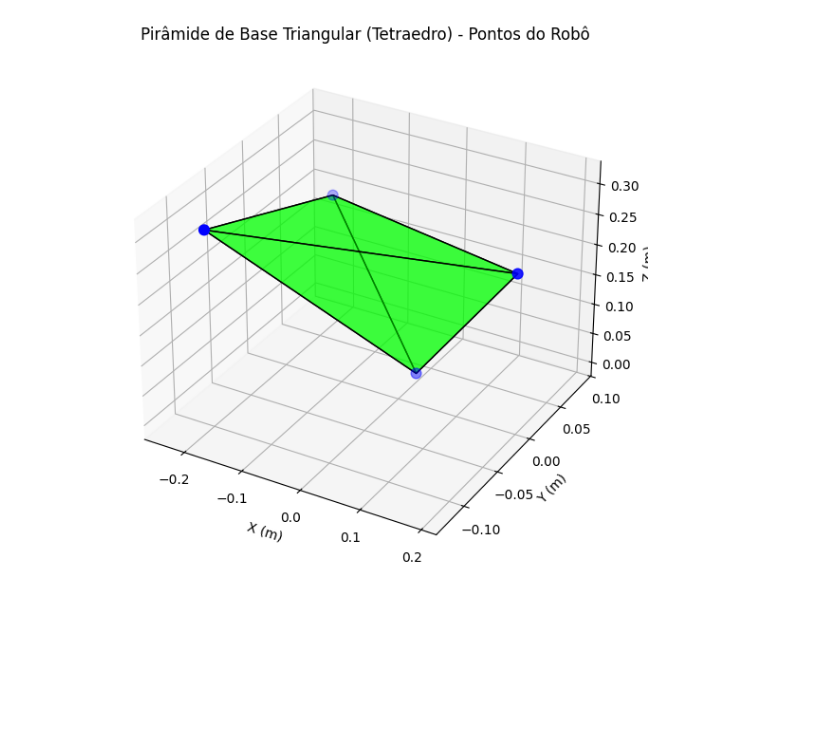
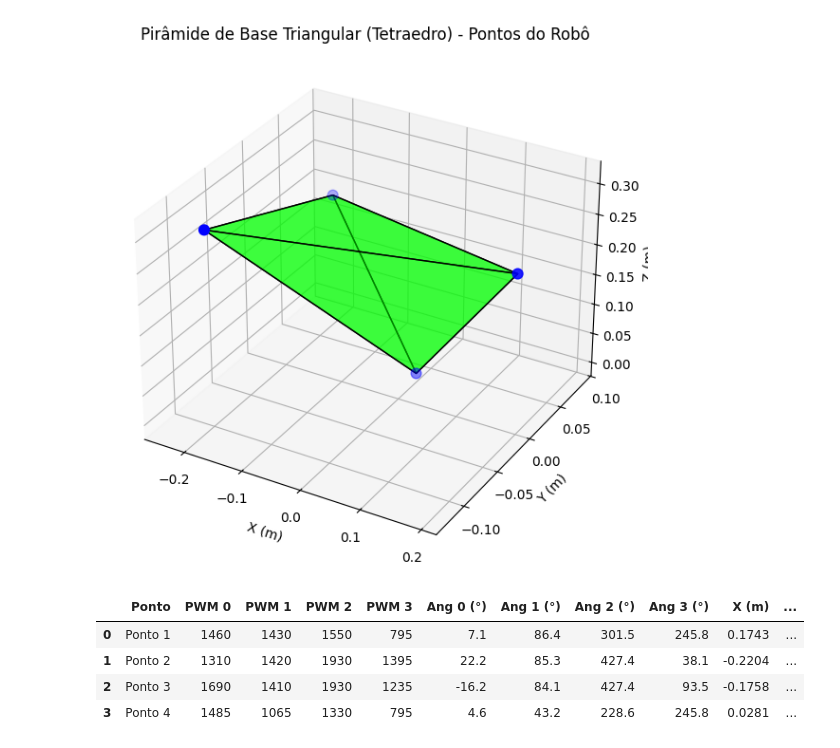
Before and after one commit to Rinaldots/INTRODUCAO-ROBOTICA, a Jupyter notebook: robotica.ipynb, the cells around one changed output. Cells and saved outputs as stored; diff of their text form; code cells hidden in the pictures; blank space fills up the shorter version.

```diff
--- a/robotica.ipynb
+++ b/robotica.ipynb
@@ -452,3 +291,43 @@ plt.tight_layout()
 plt.show()
 # %% [output]
 [figure]
+# %%
+# Tabela de validação dos pontos: PWM, ângulos (graus) e posições (X, Y, Z)
+import pandas as pd
+
+dados = []
+pontos = [ponto1, ponto2, ponto3, ponto4]
+poses = [pose1, pose2, pose3, pose4]
+nomes = ['Ponto 1', 'Ponto 2', 'Ponto 3', 'Ponto 4']
+
+for i in range(4):
+    pwm = pontos[i]
+    ang_rad = calculate_angles(pwm)
+    ang_deg = [np.degrees(a) for a in ang_rad]
+    pos = poses[i]
+    dados.append({
+        'Ponto': nomes[i],
+        'PWM 0': pwm[0],
+        'PWM 1': pwm[1],
+        'PWM 2': pwm[2],
+        'PWM 3': pwm[3],
+        'Ang 0 (°)': f'{ang_deg[0]:.1f}',
+        'Ang 1 (°)': f'{ang_deg[1]:.1f}',
+        'Ang 2 (°)': f'{ang_deg[2]:.1f}',
+        'Ang 3 (°)': f'{ang_deg[3]:.1f}',
+        'X (m)': f'{pos[0,3]:.4f}',
+        'Y (m)': f'{pos[1,3]:.4f}',
+        'Z (m)': f'{pos[2,3]:.4f}'
+    })
+
+df = pd.DataFrame(dados)
+display(df)
+
+# Também pode salvar como CSV se desejar
+# df.to_csv('validação_cinematica.csv', index=False)
+# %% [output]
+|  | Ponto | PWM 0 | PWM 1 | PWM 2 | PWM 3 | Ang 0 (°) | Ang 1 (°) | Ang 2 (°) | Ang 3 (°) | X (m) | ... |
+| 0 | Ponto 1 | 1460 | 1430 | 1550 | 795 | 7.1 | 86.4 | 301.5 | 245.8 | 0.1743 | ... |
+| 1 | Ponto 2 | 1310 | 1420 | 1930 | 1395 | 22.2 | 85.3 | 427.4 | 38.1 | -0.2204 | ... |
+| 2 | Ponto 3 | 1690 | 1410 | 1930 | 1235 | -16.2 | 84.1 | 427.4 | 93.5 | -0.1758 | ... |
+| 3 | Ponto 4 | 1485 | 1065 | 1330 | 795 | 4.6 | 43.2 | 228.6 | 245.8 | 0.0281 | ... |
```
Also changed, not shown: parts of 2 cells of this notebook.
